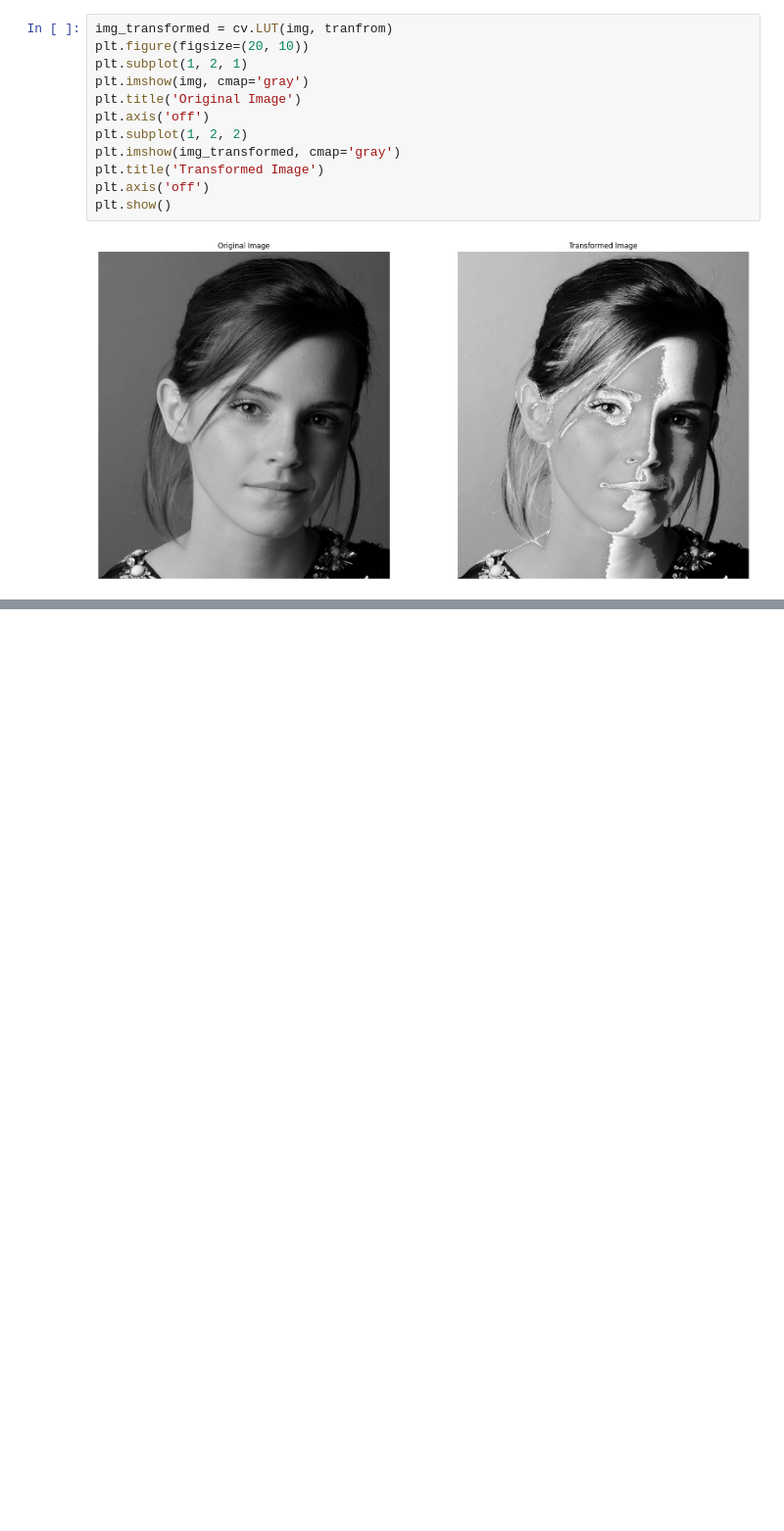
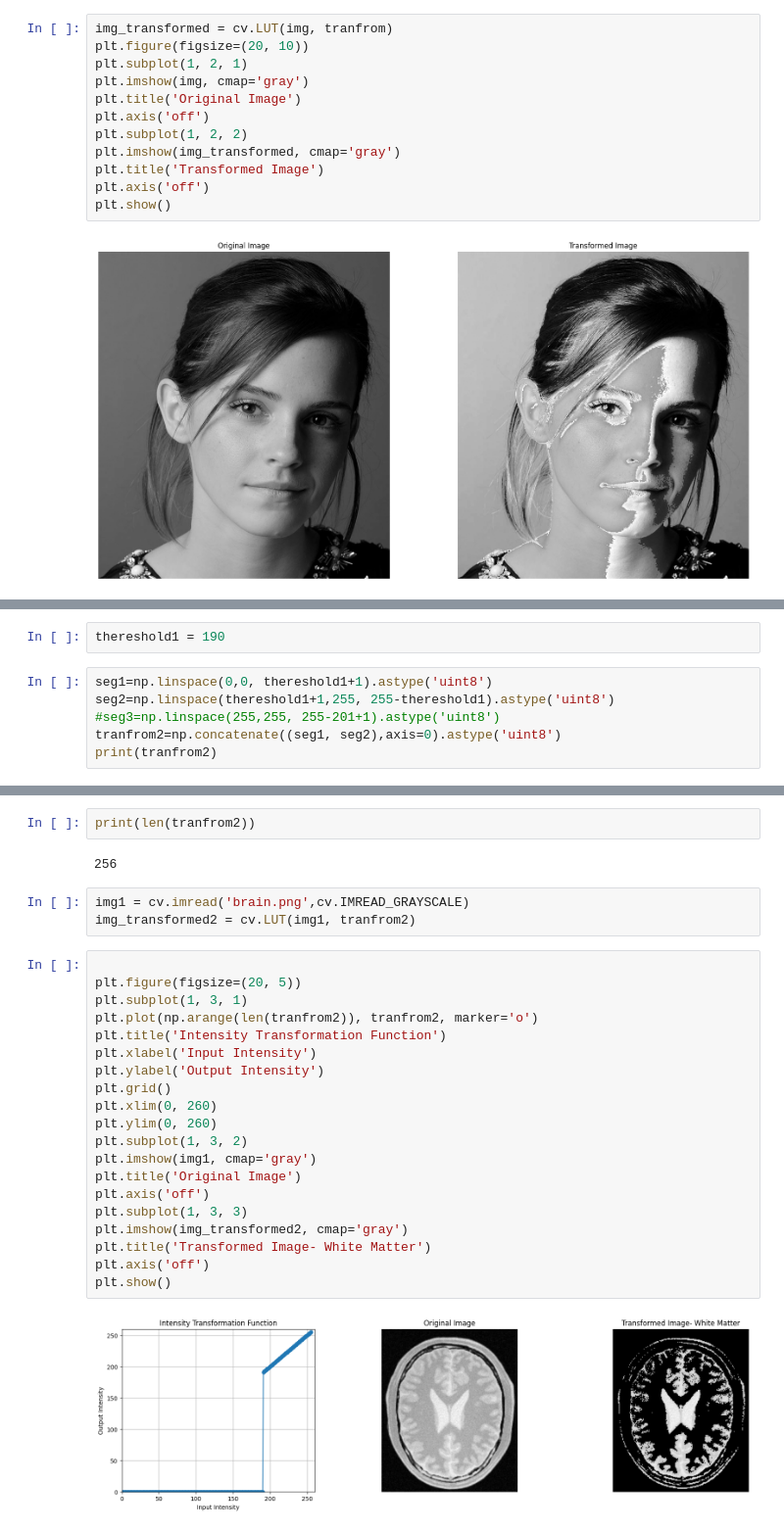
Before and after one commit to TNKodi/EN3160---Image-Processing-and-Machine-Vision, a Jupyter notebook: Assignment 01.ipynb, the cells around one changed output, grey strips where cells are left out. Shown at 98% size. Saved outputs shown, nothing was run; the diff lists cells and outputs as text; blank space fills up the shorter version.

```diff
--- a/Assignment 01.ipynb
+++ b/Assignment 01.ipynb
@@ -88,0 +97,8 @@ plt.show()
+# %%
+thereshold1 = 190
+# %%
+seg1=np.linspace(0,0, thereshold1+1).astype('uint8')
+seg2=np.linspace(thereshold1+1,255, 255-thereshold1).astype('uint8')
+#seg3=np.linspace(255,255, 255-201+1).astype('uint8')
+tranfrom2=np.concatenate((seg1, seg2),axis=0).astype('uint8')
+print(tranfrom2)
@@ -88,0 +121,29 @@ plt.show()
+# %%
+print(len(tranfrom2))
+# %% [output]
+256
+# %%
+img1 = cv.imread('brain.png',cv.IMREAD_GRAYSCALE)
+img_transformed2 = cv.LUT(img1, tranfrom2)
+# %%
+
+plt.figure(figsize=(20, 5))
+plt.subplot(1, 3, 1)
+plt.plot(np.arange(len(tranfrom2)), tranfrom2, marker='o')
+plt.title('Intensity Transformation Function')
+plt.xlabel('Input Intensity')
+plt.ylabel('Output Intensity')
+plt.grid()
+plt.xlim(0, 260)
+plt.ylim(0, 260)
+plt.subplot(1, 3, 2)
+plt.imshow(img1, cmap='gray')
+plt.title('Original Image')
+plt.axis('off')
+plt.subplot(1, 3, 3)
+plt.imshow(img_transformed2, cmap='gray')
+plt.title('Transformed Image- White Matter')
+plt.axis('off')
+plt.show()
+# %% [output]
+[figure, added]
```
Also changed, not shown: parts of 8 cells of this notebook.
